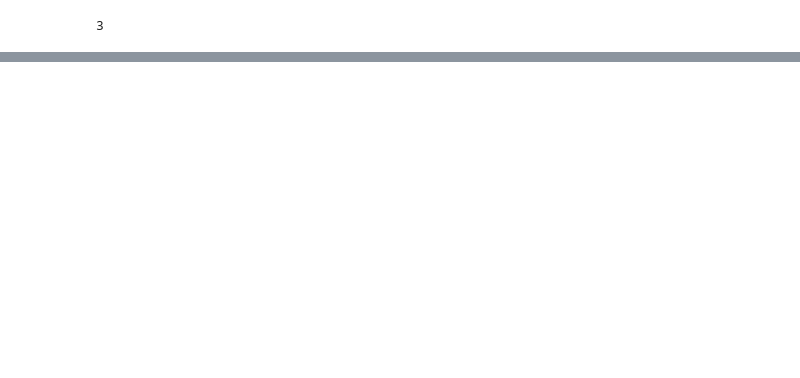
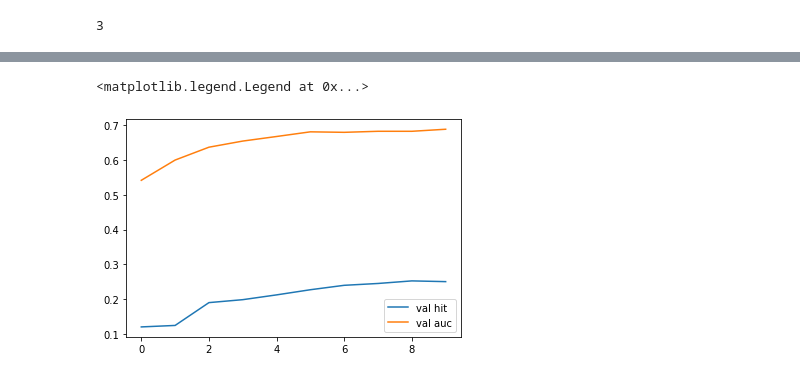
Before and after one commit to kwakjeeyoon/d2l-RecSys-pytorch, a Jupyter notebook: 16.6 NCF.ipynb, the cells around one changed output, grey strips where cells are left out. Saved outputs shown, nothing was run; the diff lists cells and outputs as text; code cells hidden in the pictures; blank space fills up the shorter version.

```diff
--- a/16.6 NCF.ipynb
+++ b/16.6 NCF.ipynb
@@ -239,0 +354,7 @@ plt.legend()
+# %%
+plt.plot(val_epoch_hit_lst, label='val hit')
+plt.plot(val_epoch_auc_lst, label='val auc')
+plt.legend()
+# %% [output]
+<matplotlib.legend.Legend at 0x...>
+[figure, added]
```
Also changed, not shown: parts of 8 cells of this notebook.
